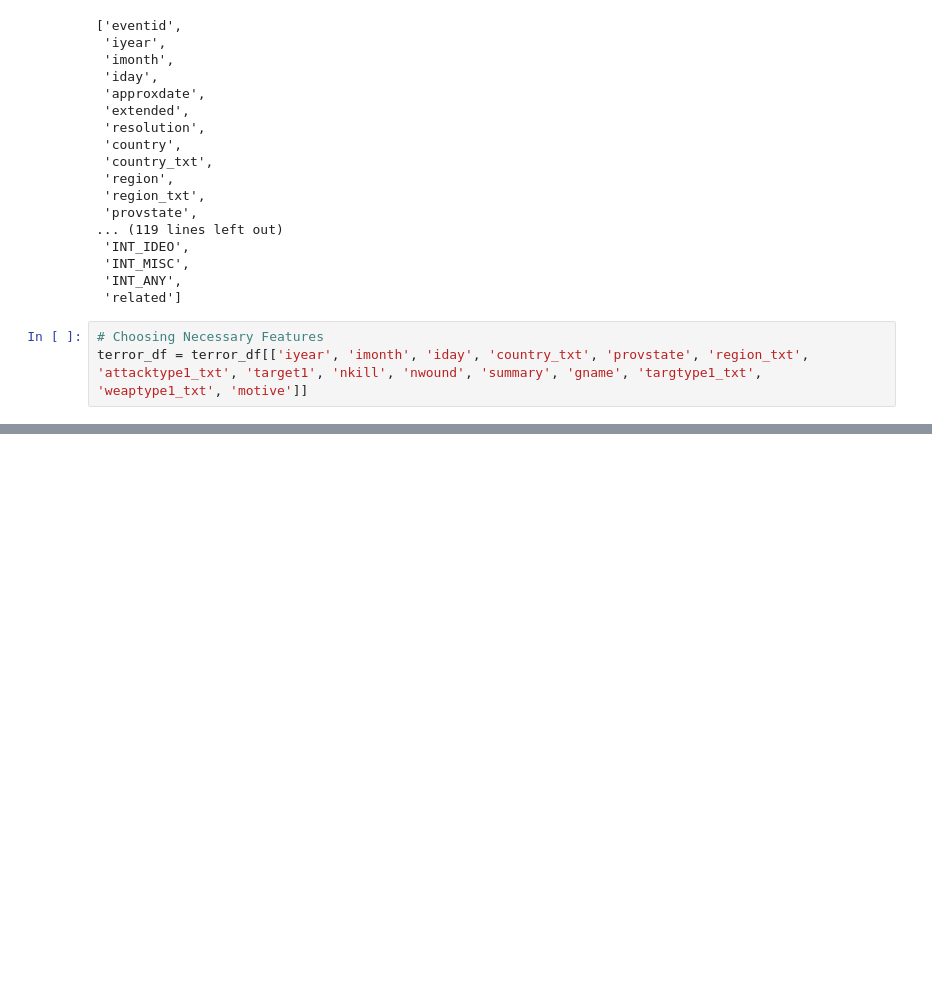
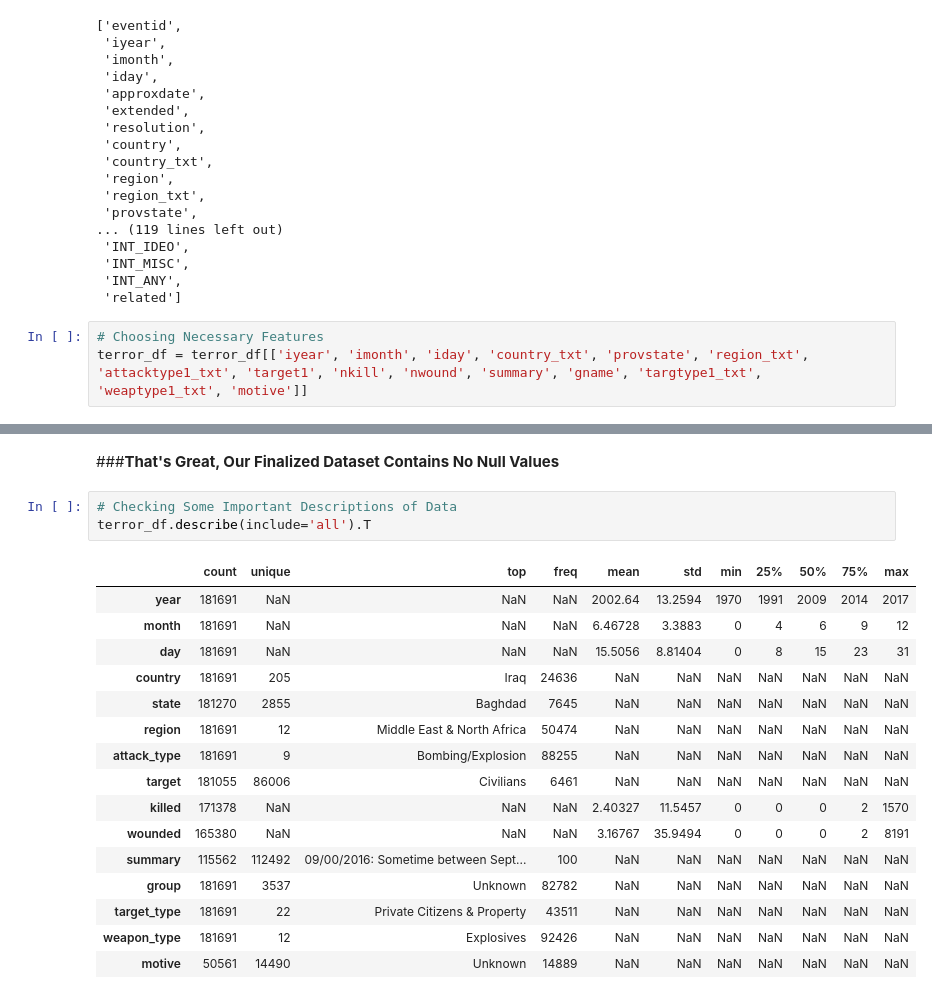
Before and after one commit to SyedHuzaifa007/The-Sparks-Foundation-Task-4, a Jupyter notebook: Exploratory_Analysis_Terrorism.ipynb, the cells around one changed output, grey strips where cells are left out. Saved outputs shown, nothing was run; the diff lists cells and outputs as text; blank space fills up the shorter version.

Commit message:
Checked Important Descriptions of Data

```diff
--- a/Exploratory_Analysis_Terrorism.ipynb
+++ b/Exploratory_Analysis_Terrorism.ipynb
@@ -60,0 +106,22 @@ terror_df.head()
+# %% [markdown]
+###**That's Great, Our Finalized Dataset Contains No Null Values**
+# %%
+# Checking Some Important Descriptions of Data
+terror_df.describe(include='all').T
+# %% [output]
+|  | count | unique | top | freq | mean | std | min | 25% | 50% | 75% | max |
+| year | 181691 | NaN | NaN | NaN | 2002.64 | 13.2594 | 1970 | 1991 | 2009 | 2014 | 2017 |
+| month | 181691 | NaN | NaN | NaN | 6.46728 | 3.3883 | 0 | 4 | 6 | 9 | 12 |
+| day | 181691 | NaN | NaN | NaN | 15.5056 | 8.81404 | 0 | 8 | 15 | 23 | 31 |
+| country | 181691 | 205 | Iraq | 24636 | NaN | NaN | NaN | NaN | NaN | NaN | NaN |
+| state | 181270 | 2855 | Baghdad | 7645 | NaN | NaN | NaN | NaN | NaN | NaN | NaN |
+| region | 181691 | 12 | Middle East & North Africa | 50474 | NaN | NaN | NaN | NaN | NaN | NaN | NaN |
+| attack_type | 181691 | 9 | Bombing/Explosion | 88255 | NaN | NaN | NaN | NaN | NaN | NaN | NaN |
+| target | 181055 | 86006 | Civilians | 6461 | NaN | NaN | NaN | NaN | NaN | NaN | NaN |
+| killed | 171378 | NaN | NaN | NaN | 2.40327 | 11.5457 | 0 | 0 | 0 | 2 | 1570 |
+| wounded | 165380 | NaN | NaN | NaN | 3.16767 | 35.9494 | 0 | 0 | 0 | 2 | 8191 |
+| summary | 115562 | 112492 | 09/00/2016: Sometime between Sept... | 100 | NaN | NaN | NaN | NaN | NaN | NaN | NaN |
+| group | 181691 | 3537 | Unknown | 82782 | NaN | NaN | NaN | NaN | NaN | NaN | NaN |
+| target_type | 181691 | 22 | Private Citizens & Property | 43511 | NaN | NaN | NaN | NaN | NaN | NaN | NaN |
+| weapon_type | 181691 | 12 | Explosives | 92426 | NaN | NaN | NaN | NaN | NaN | NaN | NaN |
+| motive | 50561 | 14490 | Unknown | 14889 | NaN | NaN | NaN | NaN | NaN | NaN | NaN |
```
Also changed, not shown: parts of 3 cells of this notebook.
